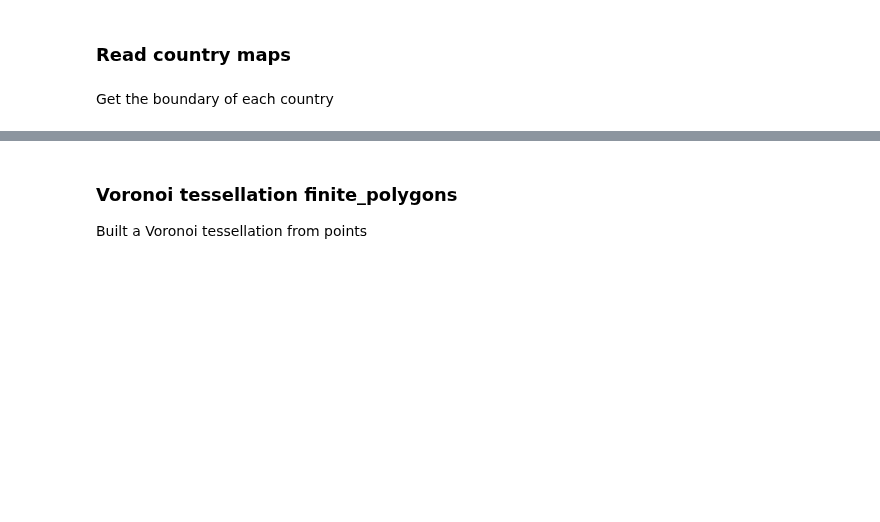
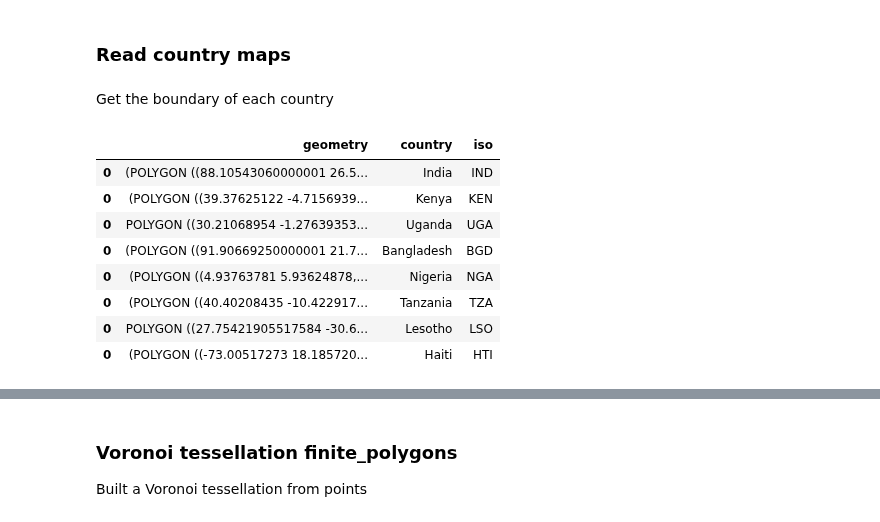
Before and after one commit to Vizzuality/notebooks, a Jupyter notebook: i2i/fspmaps/fspmaps_voronoinds.ipynb, the cells around one changed output, grey strips where cells are left out. Cells and saved outputs as stored; diff of their text form; code cells hidden in the pictures; blank space fills up the shorter version.

```diff
--- a/i2i/fspmaps/fspmaps_voronoinds.ipynb
+++ b/i2i/fspmaps/fspmaps_voronoinds.ipynb
@@ -69,0 +86,12 @@ boundaries = gpd.GeoDataFrame(pd.concat([bgdBoundary,indBoundary,kenBoundary,lso
+# %%
+boundaries
+# %% [output]
+|  | geometry | country | iso |
+| 0 | (POLYGON ((88.10543060000001 26.5... | India | IND |
+| 0 | (POLYGON ((39.37625122 -4.7156939... | Kenya | KEN |
+| 0 | POLYGON ((30.21068954 -1.27639353... | Uganda | UGA |
+| 0 | (POLYGON ((91.90669250000001 21.7... | Bangladesh | BGD |
+| 0 | (POLYGON ((4.93763781 5.93624878,... | Nigeria | NGA |
+| 0 | (POLYGON ((40.40208435 -10.422917... | Tanzania | TZA |
+| 0 | POLYGON ((27.75421905517584 -30.6... | Lesotho | LSO |
+| 0 | (POLYGON ((-73.00517273 18.185720... | Haiti | HTI |
```
Also changed, not shown: parts of 4 cells of this notebook, 4 other files.
